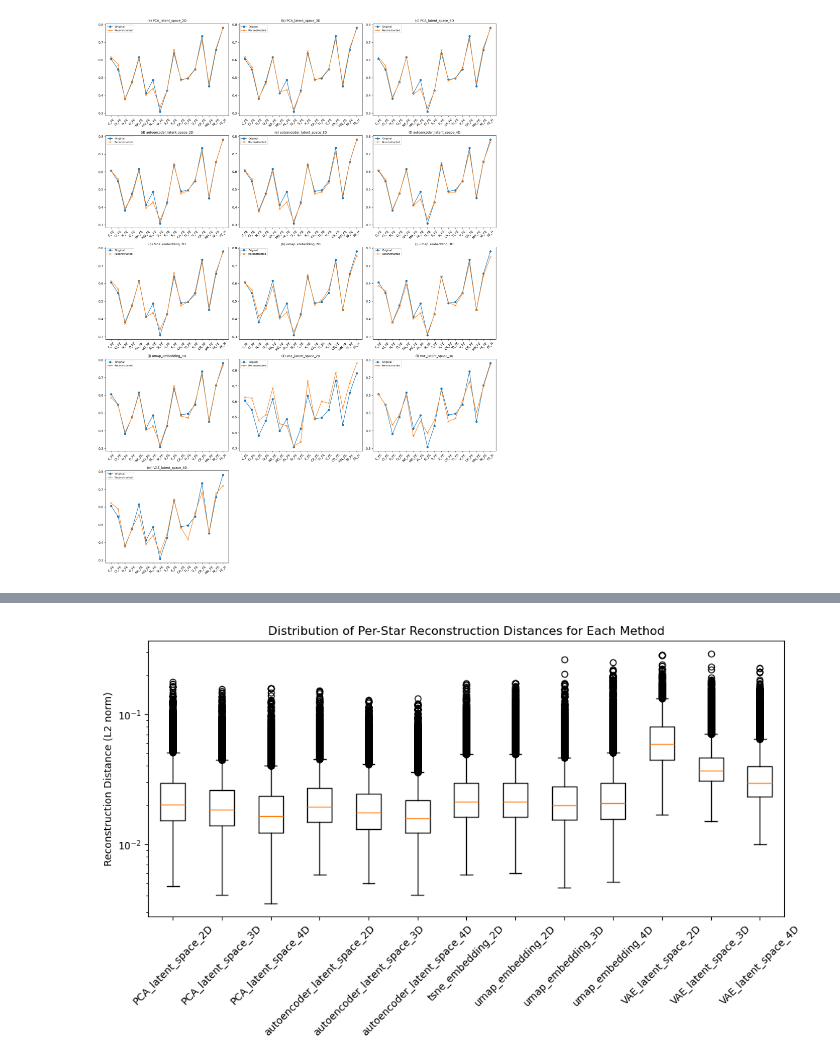
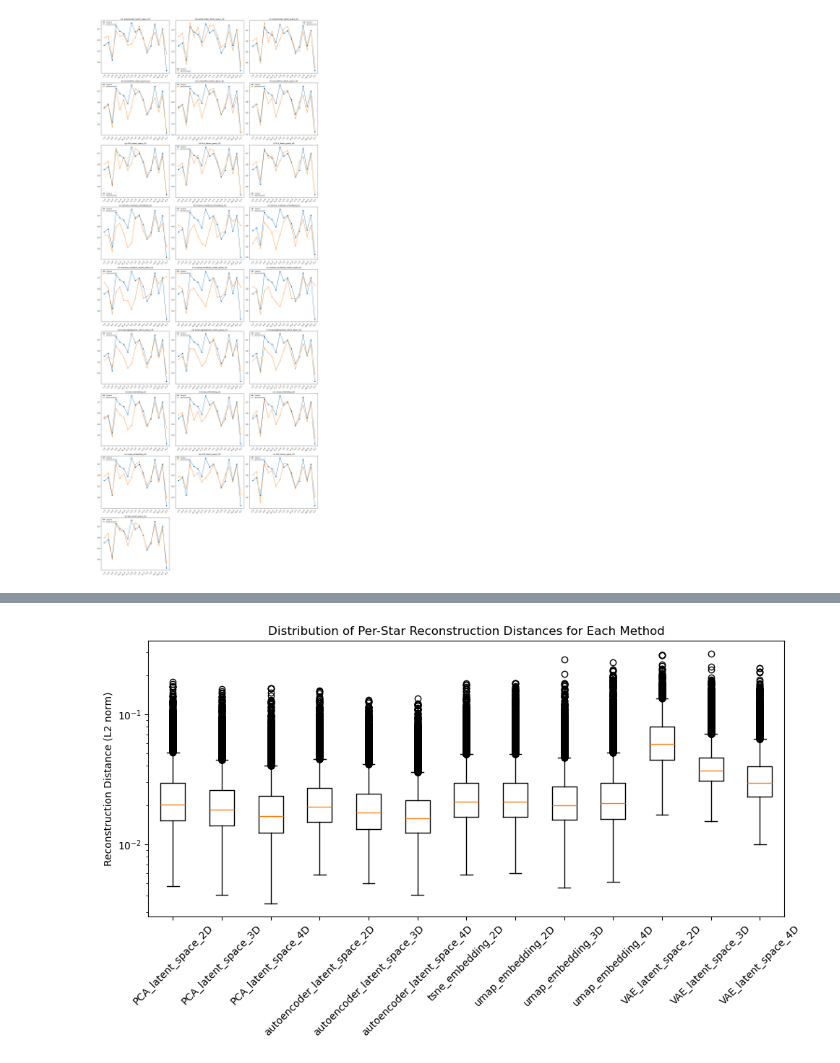
Before and after one commit to astrodeepnet/students-project-2024, a Jupyter notebook: notebooks/s2/dim_reduction/reconstruction_pipeline.ipynb, the cells around one changed output, grey strips where cells are left out. Drawn from its saved outputs; the diff is of its cells as text; code cells hidden in the pictures.

```diff
--- a/notebooks/s2/dim_reduction/reconstruction_pipeline.ipynb
+++ b/notebooks/s2/dim_reduction/reconstruction_pipeline.ipynb
@@ -44,19 +65,19 @@ Original abundance data shape: (175770, 17)
 # %%
-# ---------------------------
-# 3) DEFINE DATASET & MODEL
-# ---------------------------
 class InverseProjectionDataset(Dataset):
-    def __init__(self, x_latent, y_17):
+    def __init__(self, x_latent, y_target):
+        """
+        x_latent: numpy array [N, latent_dim] des projections (latent space)
+        y_target: numpy array [N, 17] des abundances originales, avec colonnes selon col_names
+        """
         self.x_latent = torch.tensor(x_latent, dtype=torch.float32)
-        self.y_17 = torch.tensor(y_17, dtype=torch.float32)
+        self.y_target = torch.tensor(y_target, dtype=torch.float32)
         self.n = self.x_latent.shape[0]
 
     def __len__(self):
         return self.n
 
     def __getitem__(self, idx):
-        return self.x_latent[idx], self.y_17[idx]
-
+        return self.x_latent[idx], self.y_target[idx]
 class InverseProjectionNet(nn.Module):
     """
     A feed-forward network to reconstruct 17D abundances from an N-D embedding.
@@ -320,7 +520,7 @@ Saved file to 'reconstructed_csv/train_original_sorted_indices.csv'
 # %%
 class InverseProjectionInferenceDataset(Dataset):
     """
-    Redifinition used for re construction.
+    Redéfinition pour la reconstruction : seul le latent est utilisé.
     """
     def __init__(self, x_latent):
         self.x_latent = torch.tensor(x_latent, dtype=torch.float32)
@@ -420,69 +610,58 @@ Terminé ! Vous avez maintenant un 'test_original.csv' et, pour chaque méthode,
 import numpy as np
 import matplotlib.pyplot as plt
 
-# ---------------------------
-# 7) PICK THE SAME STAR FROM THE TEST SET (CONSISTENT SPLIT) AND PLOT ALL METHODS
-# ---------------------------
-# 1) Select the first method's test set to guarantee the star is in the test set of at least one method
+# Choisissez directement l'apogee_id de l'étoile à comparer
+chosen_id = "2M15200738+0156288"  # Remplacez par l'ID souhaité
+print(f"\nComparing reconstructions for apogee_id={chosen_id}")
+
+# Récupérer l'abondance originale pour cette étoile depuis abundance_full
+original_row = abundance_full[abundance_full["apogee_id"] == chosen_id]
+if original_row.empty:
+    print("Original data not found for chosen star.")
+else:
+    original_abundance = original_row[col_names].values.flatten()
+
+# Préparer la grille de subplots pour chaque méthode
 method_names = list(results.keys())
-first_method = method_names[0]
-
-first_method_test_idx = results[first_method]["test_idx"]
-row_index_orig = first_method_test_idx[0]  # e.g. pick the first test sample
-chosen_id = original_data["apogee_id"].iloc[row_index_orig]
-print(f"\nComparing reconstructions for apogee_id={chosen_id} (row_index_orig={row_index_orig})")
-
-# 2) Get the original abundance for this star
-original_abundance = abundance_data.iloc[row_index_orig].values
-
-# 3) Prepare a grid of subplots, one per method
 n_methods = len(method_names)
-ncols = 3  # e.g. 3 columns
-nrows = (n_methods + ncols - 1) // ncols  # enough rows to fit all methods
+ncols = 3  # par exemple 3 colonnes
+nrows = (n_methods + ncols - 1) // ncols  # suffisamment de lignes
 fig, axes = plt.subplots(nrows=nrows, ncols=ncols, figsize=(18, 5*nrows))
 axes = axes.flatten()
-
-# (Optional) labels for subplots: (a), (b), (c), ...
 letters = "abcdefghijklmnopqrstuvwxyz"
 
-# 4) For each method, plot "Original vs. Reconstruction" in its own subplot
 for idx, m_name in enumerate(method_names):
     ax = axes[idx]
 
-    # Retrieve the merged_df to find index_orig
+    # On suppose que results[m_name]["merged_df"] est le DataFrame fusionné (apogee_id + latentes + abondances)
     merged_df = results[m_name]["merged_df"]
-    match = merged_df[merged_df["index_orig"] == row_index_orig]
+
+    # Filtrer le merged_df pour obtenir uniquement les lignes correspondant au test set
+    merged_test = merged_df[merged_df["apogee_id"].isin(list(test_ids))].reset_index(drop=True)
+
+    # Chercher la ligne correspondant à chosen_id dans le test set
+    match = merged_test[merged_test["apogee_id"] == chosen_id]
     if match.empty:
-        # Star not found in this method's dataset (e.g. if some rows got dropped)
-        ax.text(0.5, 0.5, f"{m_name}\nNot found", ha='center', va='center', transform=ax.transAxes)
+        ax.text(0.5, 0.5, f"{m_name}\nNot found in test set", ha='center', va='center', transform=ax.transAxes)
         ax.axis("off")
         continue
 
-    # Check if the star is in the test set for this method
-    test_idx_for_method = results[m_name]["test_idx"]
-    idx_pos = np.where(test_idx_for_method == row_index_orig)[0]
-    if len(idx_pos) == 0:
-        # The star ended up in the train set for this method
-        ax.text(0.5, 0.5, f"{m_name}\nIn train set", ha='center', va='center', transform=ax.transAxes)
-        ax.axis("off")
-        continue
+    # L'indice dans le test set (la position dans merged_test)
+    test_row_index = match.index[0]
 
-    # Retrieve the reconstruction from all_preds
-    pos_in_test = idx_pos[0]
-    recon = results[m_name]["all_preds"][pos_in_test]
+    # Récupérer la reconstruction correspondante dans all_preds (on suppose que l'ordre de all_preds correspond à merged_test)
+    recon = results[m_name]["all_preds"][test_row_index]
 
-    # Plot the original abundance (blue line) vs. reconstruction (orange line)
+    # Plot : comparer l'abondance originale et la reconstruction
     ax.plot(range(len(col_names)), original_abundance, marker='o', label="Original")
     ax.plot(range(len(col_names)), recon, marker='x', label="Reconstructed")
-
-    # Cosmetic adjustments
     ax.set_xticks(range(len(col_names)))
-    ax.set_xticklabels(col_names, rotation=45)
+    ax.set_xticklabels(col_names, rotation=45, fontsize=8)
     subplot_label = f"({letters[idx]})" if idx < len(letters) else ""
     ax.set_title(f"{subplot_label} {m_name}", fontsize=10)
     ax.legend(fontsize=8)
 
-# Hide any extra subplots if we have more subplot slots than methods
+# Masquer les subplots inutilisés
 for j in range(idx+1, len(axes)):
     axes[j].axis("off")
 
@@ -493,4 +672,4 @@ Comparing reconstructions for apogee_id=2M00000943+6254542 (row_index_orig=5)
-[figure, old version]
+[figure, new version]
 # %%
 import numpy as np
 import torch
```
Also changed, not shown: parts of 12 cells of this notebook, 8 other files.
